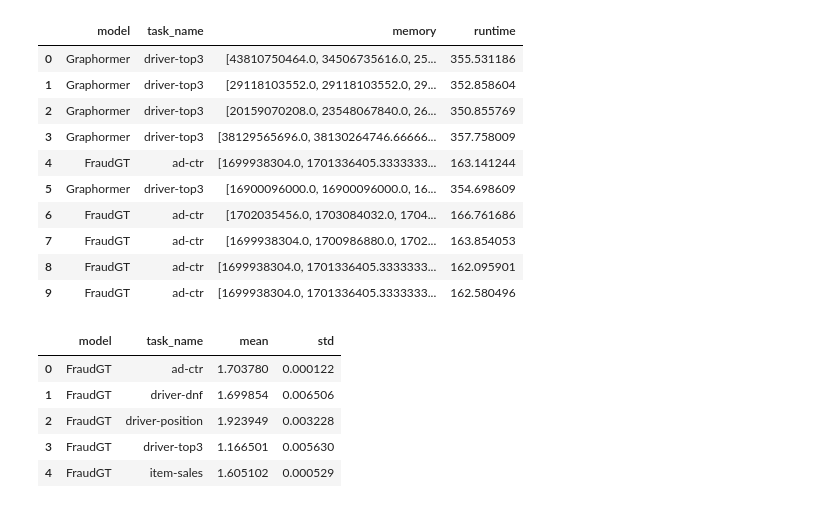
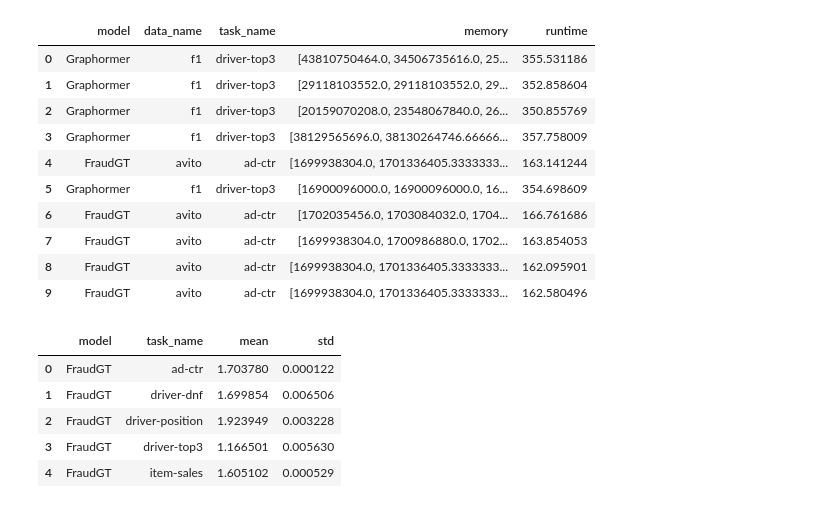
Before and after one commit to ignaciocunado/gt-rdl, a Jupyter notebook: plots/plots.ipynb, the cells around one changed output. Saved outputs shown, nothing was run; the diff lists cells and outputs as text; code cells hidden in the pictures.

```diff
--- a/plots/plots.ipynb
+++ b/plots/plots.ipynb
@@ -47,44 +49,45 @@ runs = api.runs(dotenv.get_key('../.env', 'WANDB_URL'), {"group": {"$regex": "ru
 # %%
 summary_list, config_list, name_list = [], [], []
 
 memory = []
 tasks = []
 models = []
 runtime = []
+datasets = []
 for run in runs:
-    if run.config['task_name'] in ['study-outcome', 'user-engagement', 'study-adverse']:
-        continue
     summary_list.append(run.summary._json_dict)
     memory.append(pd.Series(run.history(stream='events')['system.gpu.0.memoryAllocatedBytes']).interpolate(method="linear", limit_direction="both").tolist())
 
     config_list.append(
         {k: v for k,v in run.config.items()
          if not k.startswith('_')})
     name_list.append(run.name)
     tasks.append(run.config['task_name'])
+    datasets.append(run.config['data_name'])
     models.append(run.config['model'])
     runtime.append(run.summary['_runtime'])
 
 df = pd.DataFrame({
     'model': models,
+    'data_name': datasets,
     'task_name': tasks,
     "memory": memory,
     "runtime": runtime,
 })
 
 df.head(10)
 # %% [output]
-|  | model | task_name | memory | runtime |
-| 0 | Graphormer | driver-top3 | [43810750464.0, 34506735616.0, 25... | 355.531186 |
-| 1 | Graphormer | driver-top3 | [29118103552.0, 29118103552.0, 29... | 352.858604 |
-| 2 | Graphormer | driver-top3 | [20159070208.0, 23548067840.0, 26... | 350.855769 |
-| 3 | Graphormer | driver-top3 | [38129565696.0, 38130264746.66666... | 357.758009 |
-| 4 | FraudGT | ad-ctr | [1699938304.0, 1701336405.3333333... | 163.141244 |
-| 5 | Graphormer | driver-top3 | [16900096000.0, 16900096000.0, 16... | 354.698609 |
-| 6 | FraudGT | ad-ctr | [1702035456.0, 1703084032.0, 1704... | 166.761686 |
-| 7 | FraudGT | ad-ctr | [1699938304.0, 1700986880.0, 1702... | 163.854053 |
-| 8 | FraudGT | ad-ctr | [1699938304.0, 1701336405.3333333... | 162.095901 |
-| 9 | FraudGT | ad-ctr | [1699938304.0, 1701336405.3333333... | 162.580496 |
+|  | model | data_name | task_name | memory | runtime |
+| 0 | Graphormer | f1 | driver-top3 | [43810750464.0, 34506735616.0, 25... | 355.531186 |
+| 1 | Graphormer | f1 | driver-top3 | [29118103552.0, 29118103552.0, 29... | 352.858604 |
+| 2 | Graphormer | f1 | driver-top3 | [20159070208.0, 23548067840.0, 26... | 350.855769 |
+| 3 | Graphormer | f1 | driver-top3 | [38129565696.0, 38130264746.66666... | 357.758009 |
+| 4 | FraudGT | avito | ad-ctr | [1699938304.0, 1701336405.3333333... | 163.141244 |
+| 5 | Graphormer | f1 | driver-top3 | [16900096000.0, 16900096000.0, 16... | 354.698609 |
+| 6 | FraudGT | avito | ad-ctr | [1702035456.0, 1703084032.0, 1704... | 166.761686 |
+| 7 | FraudGT | avito | ad-ctr | [1699938304.0, 1700986880.0, 1702... | 163.854053 |
+| 8 | FraudGT | avito | ad-ctr | [1699938304.0, 1701336405.3333333... | 162.095901 |
+| 9 | FraudGT | avito | ad-ctr | [1699938304.0, 1701336405.3333333... | 162.580496 |
 # %%
 def mean(list_of_arrays):
     max_len = max(np.array(arr).shape[0] for arr in list_of_arrays)
```
Also changed, not shown: parts of 4 cells of this notebook, 5 other files.
